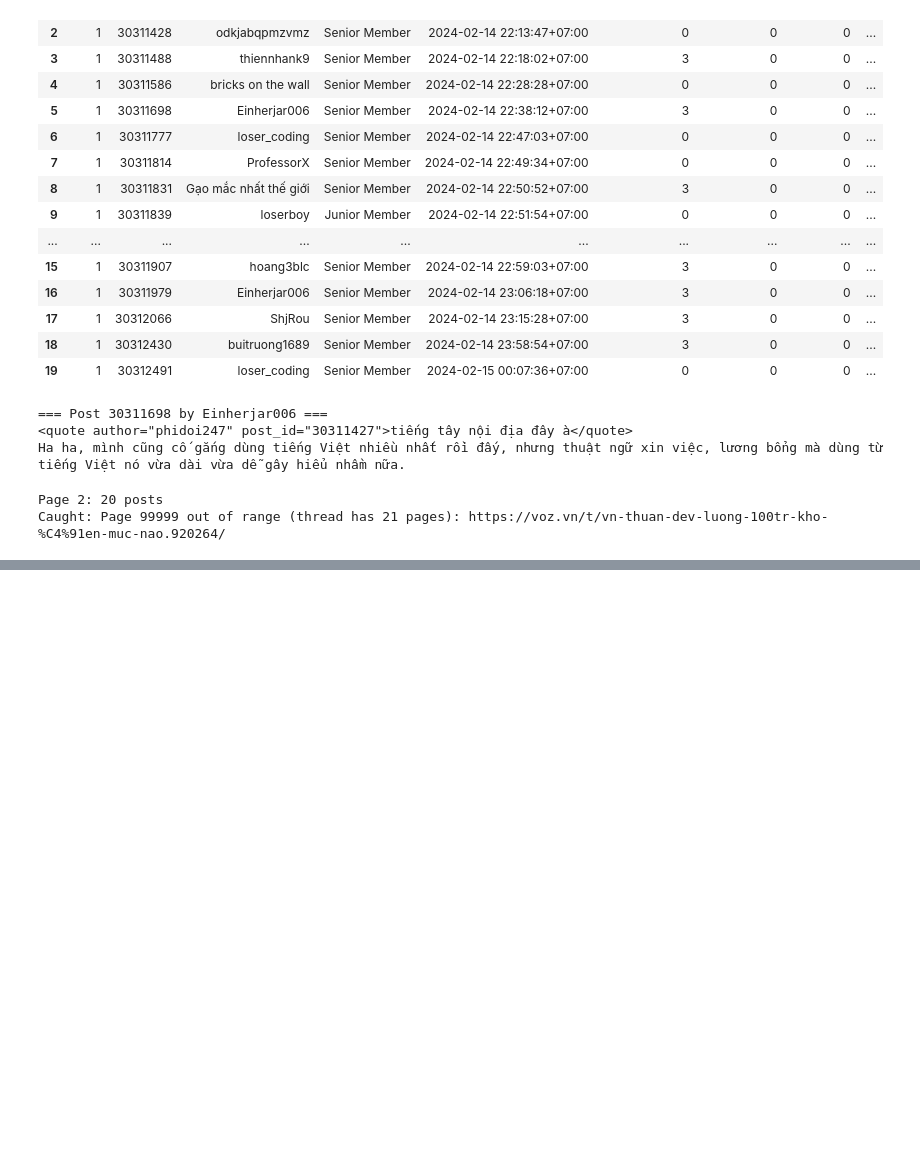
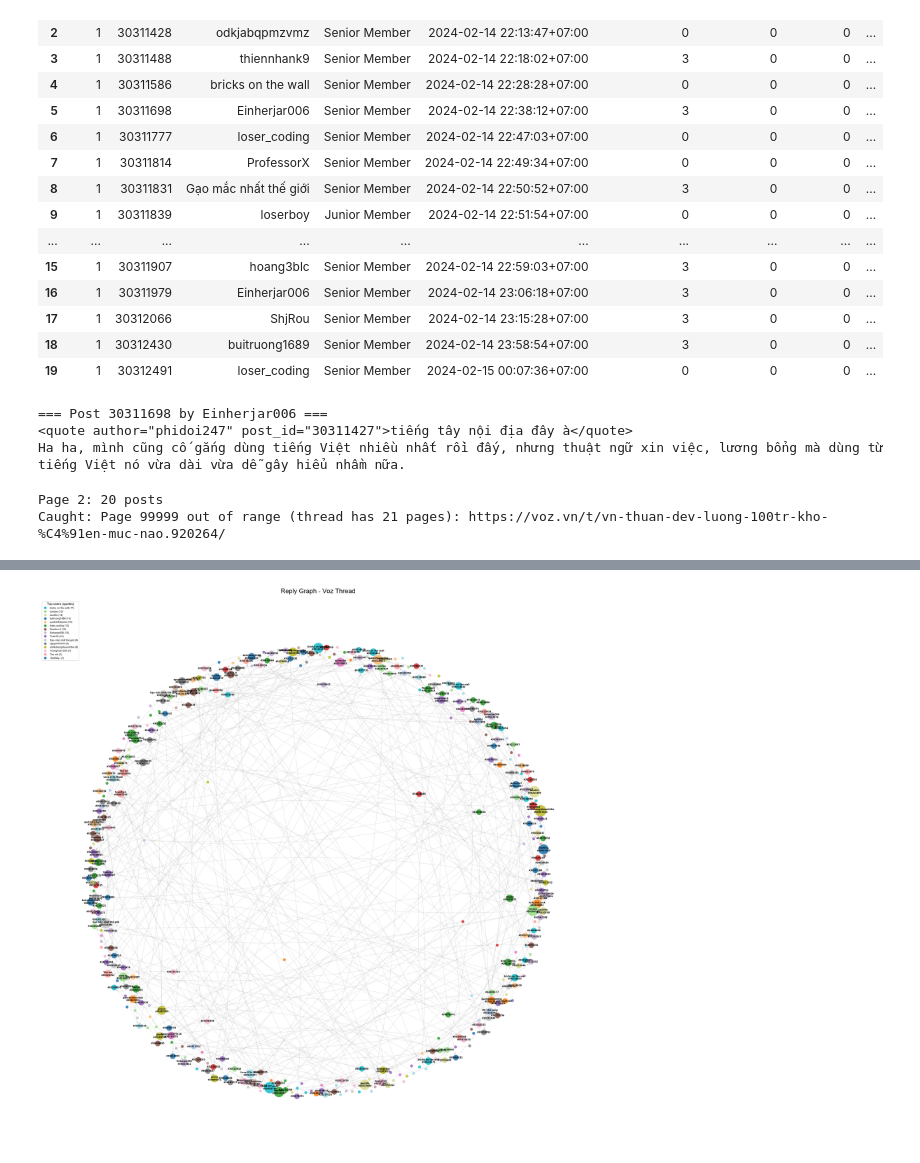
Before and after one commit to niits/voz-crawler, a Jupyter notebook: notebooks/test_crawler.ipynb, the cells around one changed output, grey strips where cells are left out. Drawn from its saved outputs; the diff is of its cells as text; code cells hidden in the pictures; blank space fills up the shorter version.

Commit message:
feat: add reply graph module with post-level visualization

```diff
--- a/notebooks/test_crawler.ipynb
+++ b/notebooks/test_crawler.ipynb
@@ -68,0 +71,6 @@ Caught: Page 99999 out of range (thread has 21 pages): https://voz.vn/t/vn-thuan
+# %%
+URL = "https://voz.vn/t/vn-thuan-dev-luong-100tr-kho-%C4%91en-muc-nao.920264/"
+
+# Crawl toàn bộ các trang
+all_pages = crawler.crawl_pages(URL)
+print(f"Đã crawl {len(all_pages)} trang, tổng cộng {sum(len(p.posts) for p in all_pages)} posts")
@@ -68,0 +79,13 @@ Caught: Page 99999 out of range (thread has 21 pages): https://voz.vn/t/vn-thuan
+# %%
+from voz_crawler import extract_reply_edges, edges_to_dataframe, build_reply_graph, compute_graph_stats, plot_reply_graph
+
+# Chuyển toàn bộ dữ liệu sang DataFrame
+df = crawler.pages_to_dataframe(all_pages)
+print(f"Tổng posts: {len(df)}")
+
+# Trích xuất reply edges từ <quote> tags
+edges = extract_reply_edges(df)
+edges_df = edges_to_dataframe(edges)
+print(f"Tổng số reply edges: {len(edges_df)}")
+print(f"Số users tham gia: {len(set(edges_df['from_username']) | set(edges_df['to_username']))}")
+edges_df.head(10)
@@ -68,0 +107,18 @@ Caught: Page 99999 out of range (thread has 21 pages): https://voz.vn/t/vn-thuan
+# %%
+# Build graph & compute stats
+G = build_reply_graph(df, edges)
+stats = compute_graph_stats(G)
+
+print(f"Graph: {stats.num_nodes} nodes (posts), {stats.num_edges} edges (replies)")
+
+print("\n🔥 Top 10 posts được quote nhiều nhất:")
+for pid, user, cnt in stats.top_quoted_posts:
+    print(f"  Post #{pid} by {user}: {cnt} lần")
+
+print("\n👤 Top 10 users được quote nhiều nhất:")
+for user, cnt in stats.top_quoted_users:
+    print(f"  {user}: {cnt} lần")
+
+print("\n💬 Top 10 users reply nhiều nhất:")
+for user, cnt in stats.top_repliers:
+    print(f"  {user}: {cnt} lần")
@@ -68,0 +143,4 @@ Caught: Page 99999 out of range (thread has 21 pages): https://voz.vn/t/vn-thuan
+# %%
+plot_reply_graph(G, title="Reply Graph - Voz Thread")
+# %% [output]
+[figure, added]
```
Also changed, not shown: parts of 4 cells of this notebook, 4 other files.
